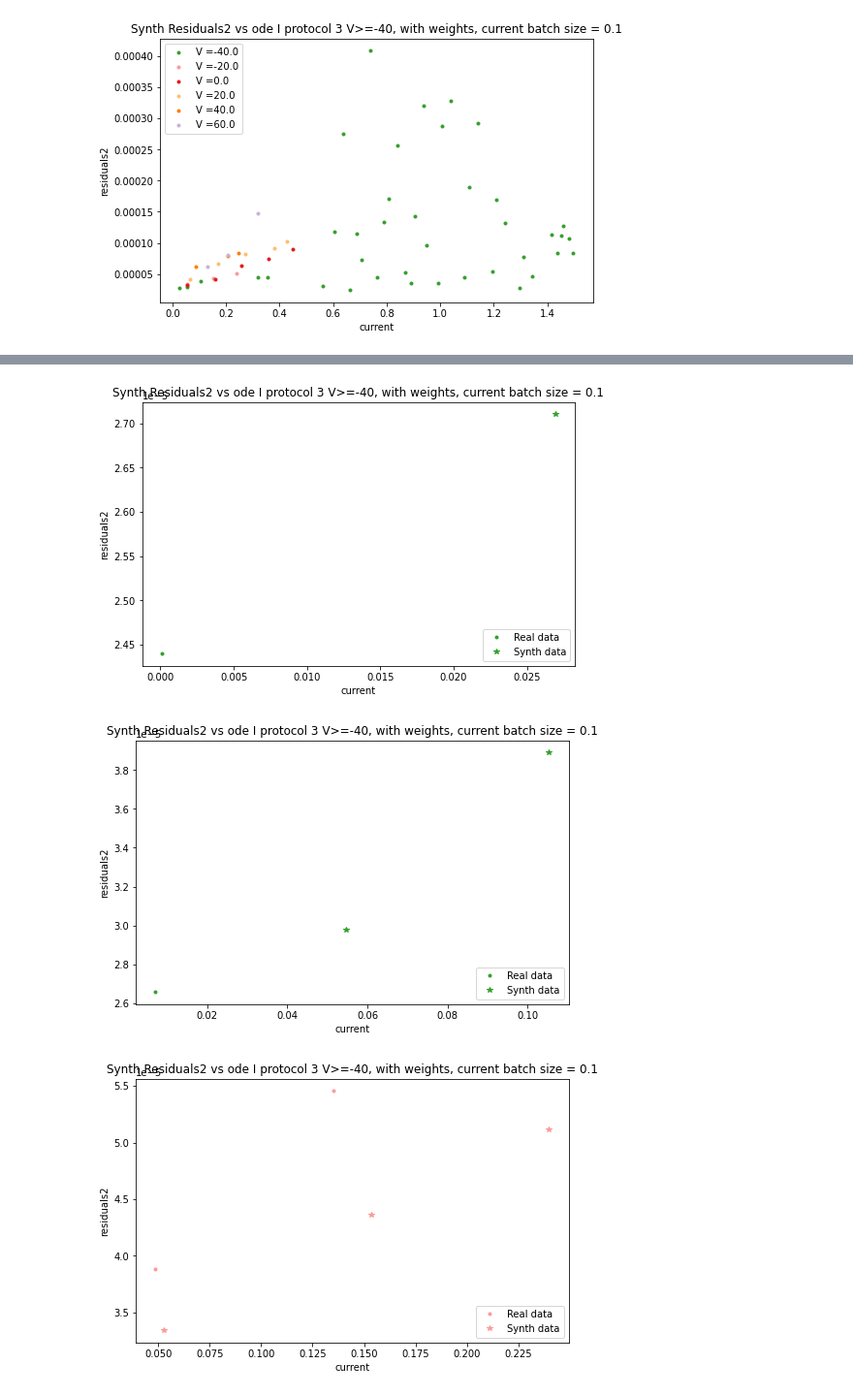
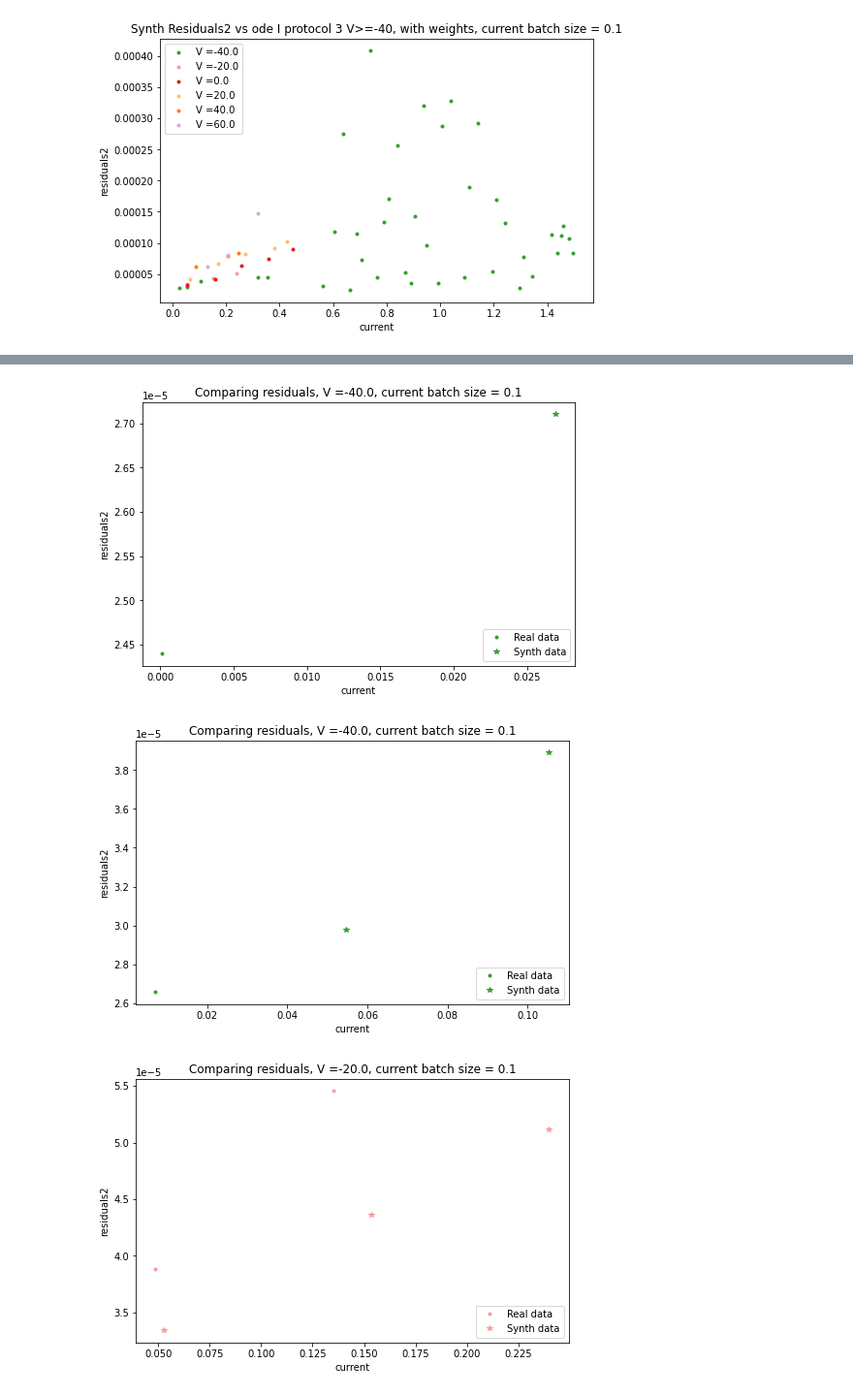
Before and after one commit to donajialej/Notes, a Jupyter notebook: from_myokit_tutorial/KyliesCell5_dataANDsimulation_notebook_PR3.ipynb, the cells around one changed output, grey strips where cells are left out. Shown at 97% size. Saved outputs shown, nothing was run; the diff lists cells and outputs as text; code cells hidden in the pictures.

Commit message:
second test to do var vs var plot

```diff
--- a/from_myokit_tutorial/KyliesCell5_dataANDsimulation_notebook_PR3.ipynb
+++ b/from_myokit_tutorial/KyliesCell5_dataANDsimulation_notebook_PR3.ipynb
@@ -421,15 +415,15 @@ WARNING:matplotlib.legend:No handles with labels found to put in legend.
 # %%
 for index_i in range(len(index_largerCurrents)):
     plt.figure(figsize=(8, 5))
     i=index_largerCurrents[index_i]
     plt.plot(splines_largerCurrents_bycurrent_meanbatch[index_i], splines_residuals2_largerCurrents_bycurrent_meanbatch[index_i],'.',color = pr3_voltage_constV_colors[i], label = 'Real data' )
     plt.plot(ode_largerCurrents_bycurrent_meanbatch[index_i],ode_residuals2_largerCurrents_bycurrent_meanbatch[index_i], '*',color = pr3_voltage_constV_colors[i], label = 'Synth data' )
     plt.xlabel('current')
     plt.ylabel('residuals2')
-    plt.title('Synth Residuals2 vs ode I protocol 3 V>=-40, with weights, current batch size = '+ str(current_batch_size))
+    plt.title('Comparing residuals, ' + pr3_voltage_constV_labels_full[i] + ', current batch size = '+ str(current_batch_size))
     plt.legend(loc='lower right')
 plt.show()
 # %% [output]
-[figure, old version]
+[figure, new version]
-[figure, old version]
+[figure, new version]
-[figure, old version]
+[figure, new version]
```
Also changed, not shown: parts of 5 cells of this notebook.
